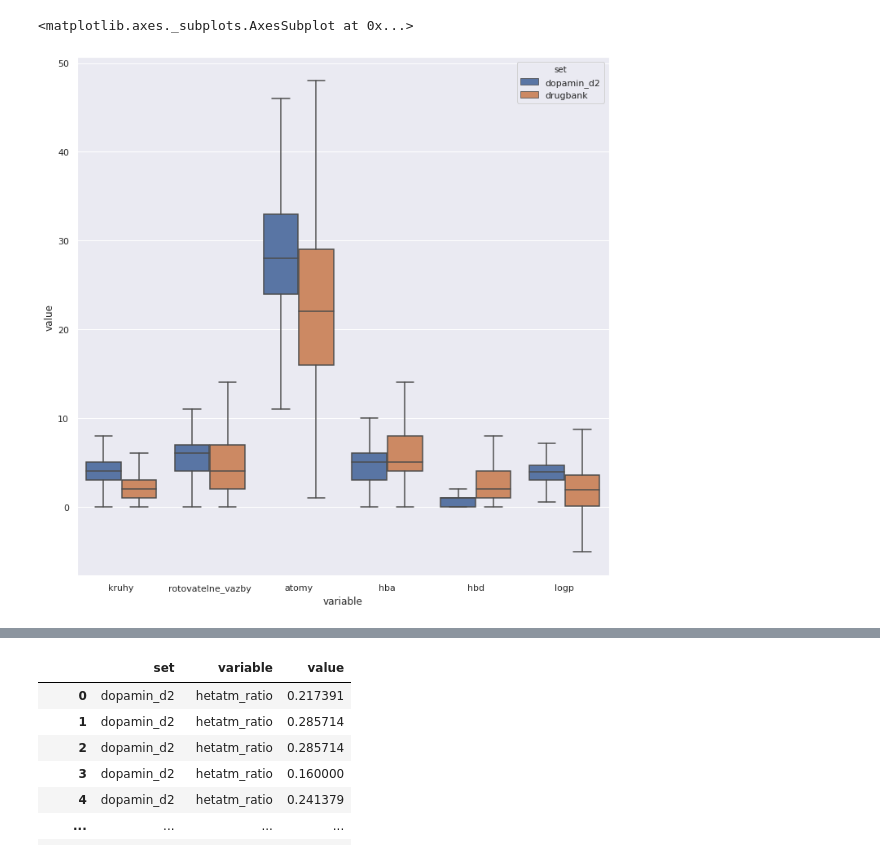
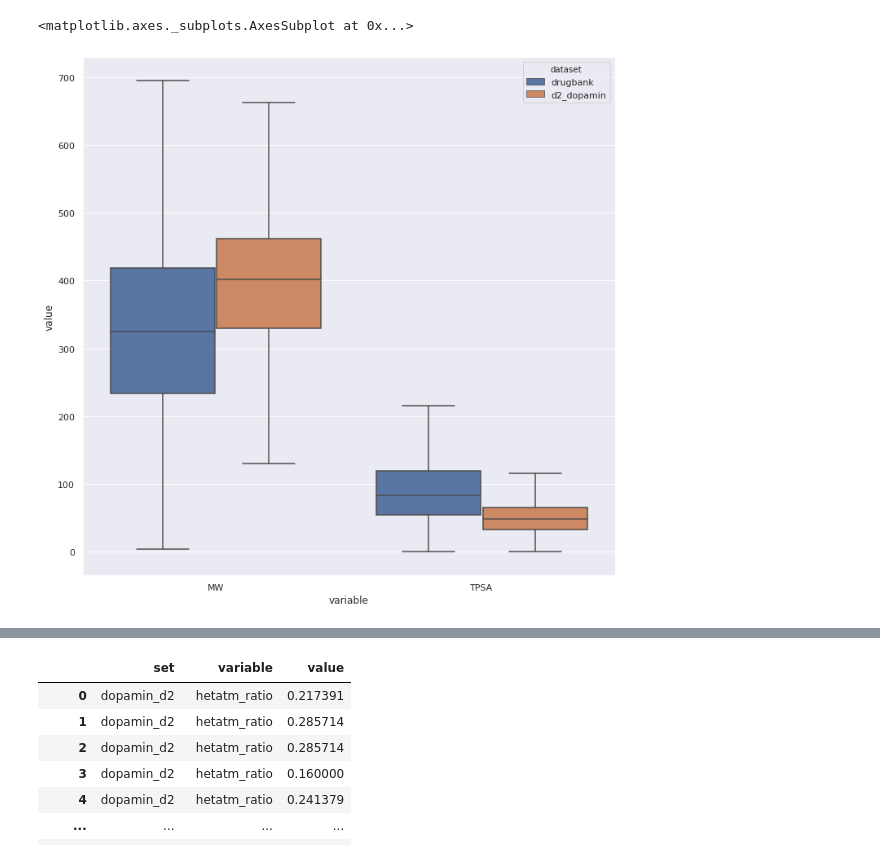
Before and after one commit to lich-uct/cdd2020, a Jupyter notebook: vavrikoa/3_deskriptory.ipynb, the cells around one changed output, grey strips where cells are left out. Saved outputs shown, nothing was run; the diff lists cells and outputs as text; code cells hidden in the pictures.

```diff
--- a/vavrikoa/3_deskriptory.ipynb
+++ b/vavrikoa/3_deskriptory.ipynb
@@ -172,0 +36,14 @@ long_d2_db
+# %%
+def getDescriptors(molecules):
+    df = pd.DataFrame()
+    df["rings"] = [Chem.GetSSSR(m) for m in molecules]
+    df["rotatable_bonds"] = [Chem.CalcNumRotatableBonds(m)for m in molecules]
+    df["heavy_atoms"] = [m.GetNumHeavyAtoms() for m in molecules]
+    df["HBA"] = [rdescriptors.CalcNumLipinskiHBA(m) for m in molecules]
+    df["HBD"] = [rdescriptors.CalcNumLipinskiHBD(m) for m in molecules]
+    df["MW"] = [rdescriptors.CalcExactMolWt(m) for m in molecules]
+    df["TPSA"] = [rdescriptors.CalcTPSA(m) for m in molecules]
+    df["logP"] = [Descriptors.MolLogP(m) for m in molecules]
+    return df
+# %%
+d2_ligands = getDescriptors(ligands)
@@ -172,0 +63,3 @@ long_d2_db
+# %%
+db_ligands = getDescriptors(db)
+db_ligands
@@ -172,0 +80,6 @@ long_d2_db
+# %%
+db_ligands["dataset"] = "drugbank"
+d2_ligands["dataset"] = "d2_dopamin"
+all_ligands = pd.concat([db_ligands,d2_ligands])
+all_ligands_long = pd.melt(all_ligands, id_vars=["dataset"], value_vars=["rings", "rotatable_bonds", "heavy_atoms", "HBA", "HBD", "MW", "TPSA", "logP"] )
+all_ligands_long
@@ -173,5 +106,5 @@ long_d2_db
 # %%
-sns.boxplot(y="value", x="variable", hue="set", data = long_d2_db, showfliers=False)
+sns.boxplot(y="value", x="variable", hue="dataset", data = all_ligands_long.loc[all_ligands_long["variable"]. isin(["MW", "TPSA"])], showfliers=False)
 # %% [output]
 <matplotlib.axes._subplots.AxesSubplot at 0x...>
-[figure, old version]
+[figure, new version]
```
Also changed, not shown: parts of 27 cells of this notebook, 1 other file.
